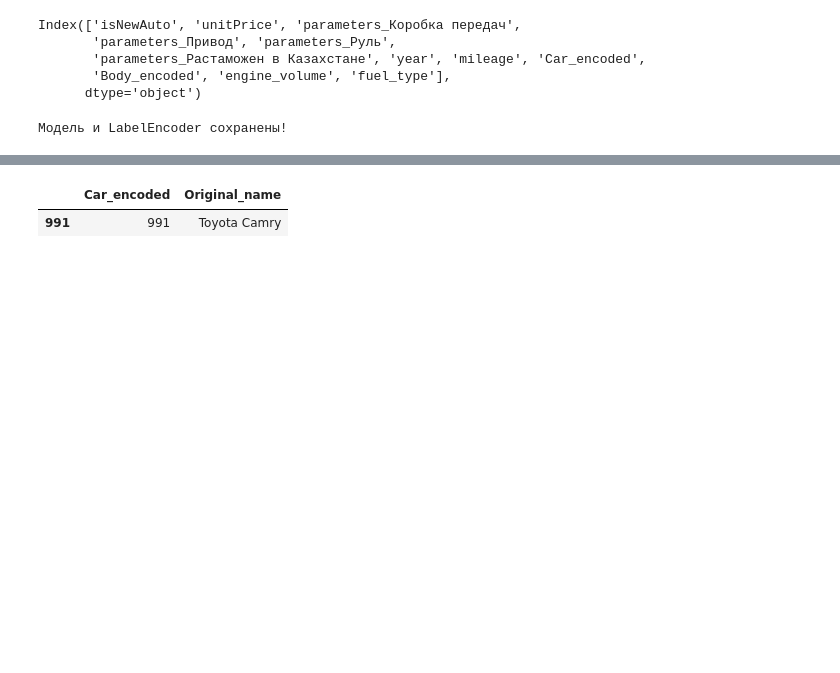
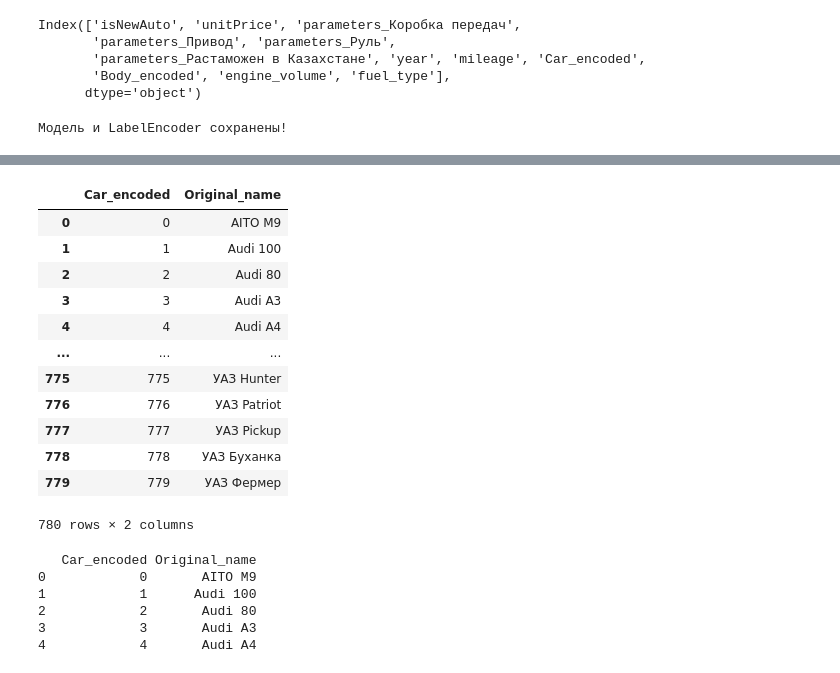
Before and after one commit to NoName1-1/car_cost_ml, a Jupyter notebook: data/model.ipynb, the cells around one changed output, grey strips where cells are left out. Drawn from its saved outputs; the diff is of its cells as text; code cells hidden in the pictures; blank space fills up the shorter version.

```diff
--- a/data/model.ipynb
+++ b/data/model.ipynb
@@ -1061,5 +1201,2 @@ print(label_mapping_name)
 # %%
-label_mapping_name[label_mapping_name['Original_name'] == 'Toyota Camry']
+df_label = label_mapping_name
-# %% [output]
-|  | Car_encoded | Original_name |
-| 991 | 991 | Toyota Camry |
@@ -1065,0 +1205,16 @@ label_mapping_name[label_mapping_name['Original_name'] == 'Toyota Camry']
+# %%
+df_label
+# %% [output]
+|  | Car_encoded | Original_name |
+| 0 | 0 | AITO M9 |
+| 1 | 1 | Audi 100 |
+| 2 | 2 | Audi 80 |
+| 3 | 3 | Audi A3 |
+| 4 | 4 | Audi A4 |
+| ... | ... | ... |
+| 775 | 775 | УАЗ Hunter |
+| 776 | 776 | УАЗ Patriot |
+| 777 | 777 | УАЗ Pickup |
+| 778 | 778 | УАЗ Буханка |
+| 779 | 779 | УАЗ Фермер |
+780 rows × 2 columns
@@ -1065,0 +1224,9 @@ label_mapping_name[label_mapping_name['Original_name'] == 'Toyota Camry']
+# %%
+print(label_mapping_name.head())  # Выведет первые строки таблицы
+# %% [output]
+   Car_encoded Original_name
+0            0       AITO M9
+1            1      Audi 100
+2            2       Audi 80
+3            3       Audi A3
+4            4       Audi A4
```
Also changed, not shown: parts of 75 cells of this notebook, 4 other files.
